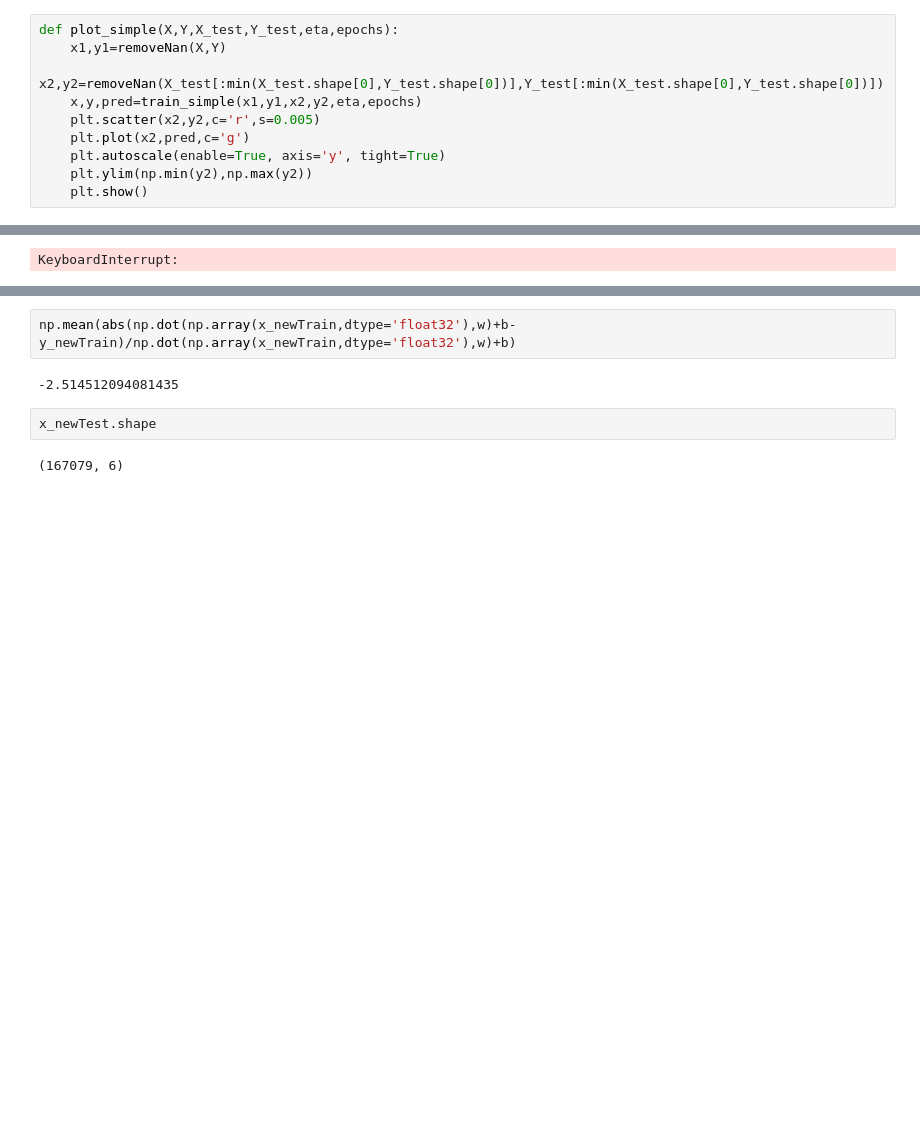
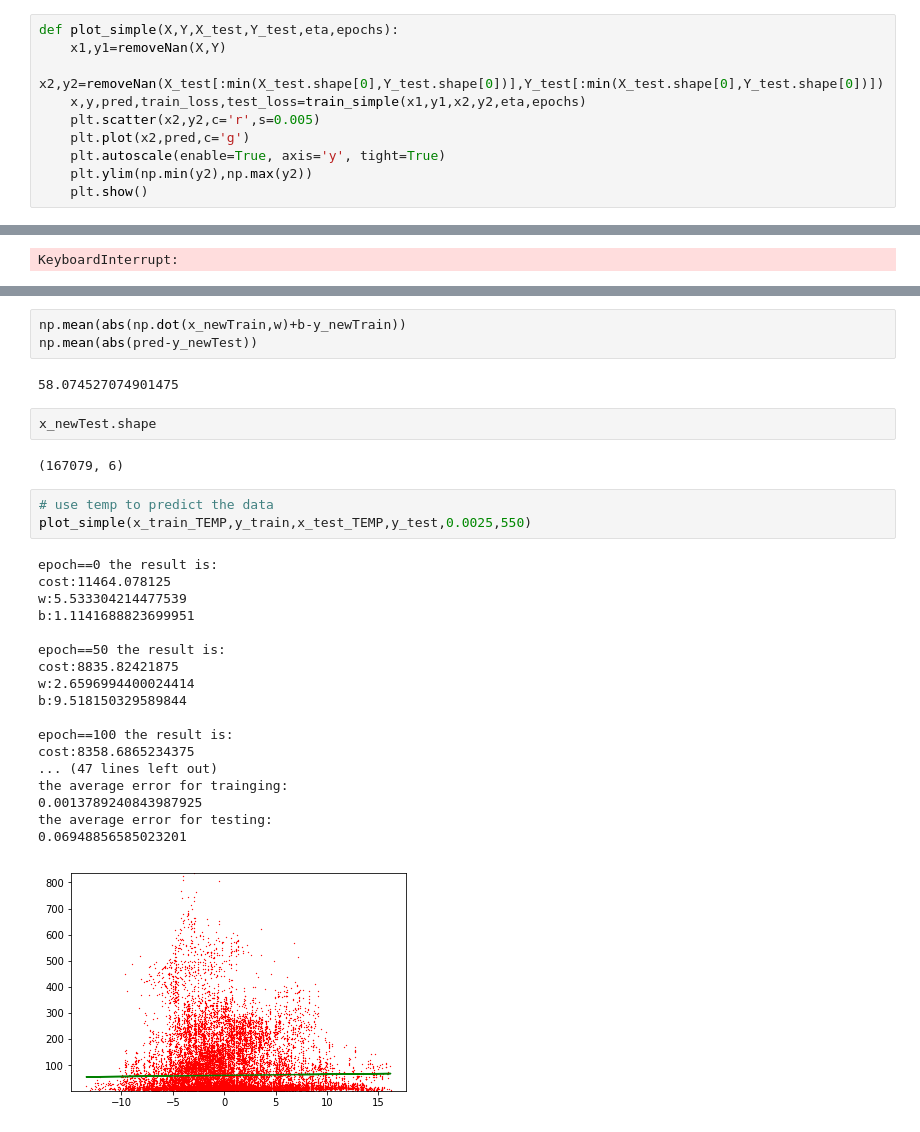
Before and after one commit to JudahZammit/Comp4190A2, a Jupyter notebook: A2_linearRegression.ipynb, the cells around one changed output, grey strips where cells are left out. Cells and saved outputs as stored; diff of their text form; blank space fills up the shorter version.

```diff
--- a/A2_linearRegression.ipynb
+++ b/A2_linearRegression.ipynb
@@ -96,7 +103,7 @@ def train_simple(X,Y,X_test,Y_test,eta,epochs):
 def plot_simple(X,Y,X_test,Y_test,eta,epochs):
     x1,y1=removeNan(X,Y)
     x2,y2=removeNan(X_test[:min(X_test.shape[0],Y_test.shape[0])],Y_test[:min(X_test.shape[0],Y_test.shape[0])])
-    x,y,pred=train_simple(x1,y1,x2,y2,eta,epochs)
+    x,y,pred,train_loss,test_loss=train_simple(x1,y1,x2,y2,eta,epochs)
     plt.scatter(x2,y2,c='r',s=0.005)
     plt.plot(x2,pred,c='g')
     plt.autoscale(enable=True, axis='y', tight=True)
@@ -365,9 +381,32 @@ time spent on this epoch:1.6232562065124512
 start testing:
 # %%
-np.mean(abs(np.dot(np.array(x_newTrain,dtype='float32'),w)+b-y_newTrain)/np.dot(np.array(x_newTrain,dtype='float32'),w)+b)
+np.mean(abs(np.dot(x_newTrain,w)+b-y_newTrain))
+np.mean(abs(pred-y_newTest))
 # %% [output]
--2.514512094081435
+58.074527074901475
 # %%
 x_newTest.shape
 # %% [output]
 (167079, 6)
+# %%
+# use temp to predict the data
+plot_simple(x_train_TEMP,y_train,x_test_TEMP,y_test,0.0025,550)
+# %% [output]
+epoch==0 the result is:
+cost:11464.078125
+w:5.533304214477539
+b:1.1141688823699951
+
+epoch==50 the result is:
+cost:8835.82421875
+w:2.6596994400024414
+b:9.518150329589844
+
+epoch==100 the result is:
+cost:8358.6865234375
+... (47 lines left out)
+the average error for trainging:
+0.0013789240843987925
+the average error for testing:
+0.06948856585023201
+[figure, added]
```
Also changed, not shown: parts of 12 cells of this notebook.
